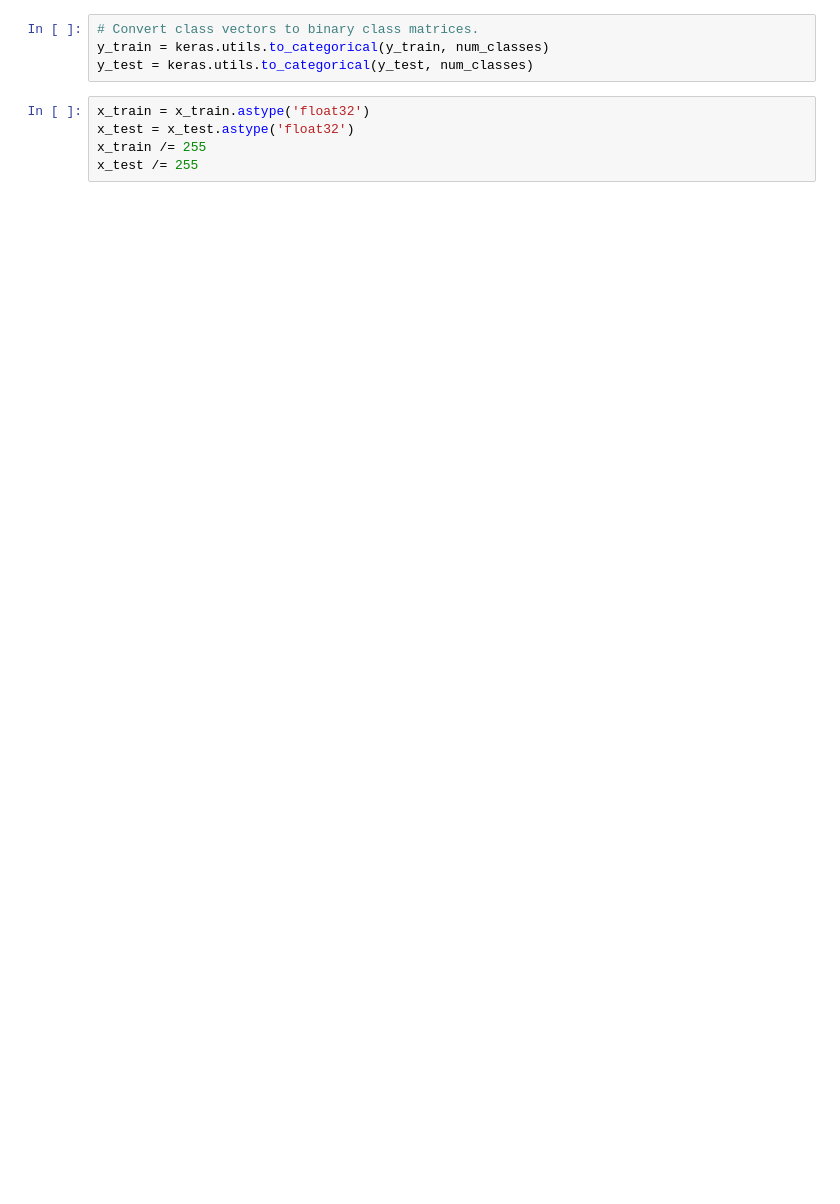
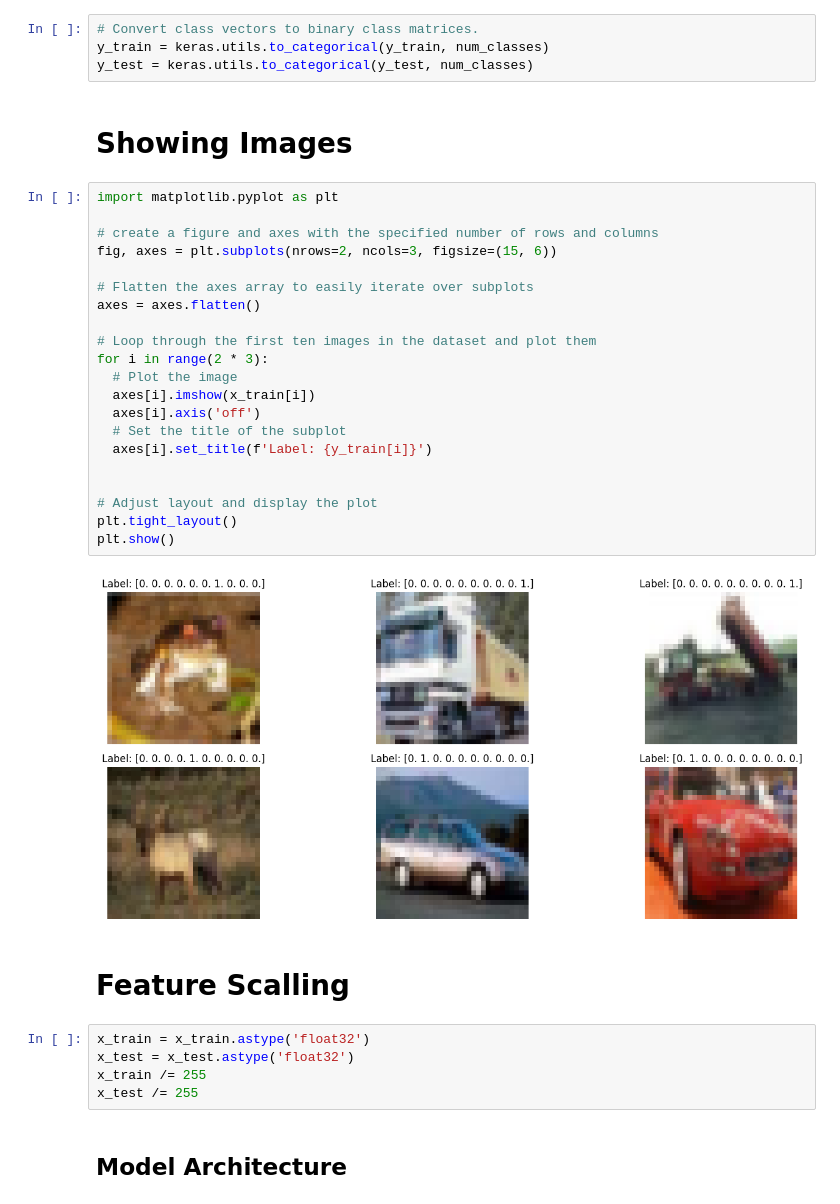
Before and after one commit to Saifullah785/deep-learning-projects, a Jupyter notebook: Project_09_Image_Classification_Using_CIFAR-10_Dataset/Project_09_Image_Classification_Using_CIFAR_10_Dataset.ipynb, the cells around one changed output. Cells and saved outputs as stored; diff of their text form; blank space fills up the shorter version.

```diff
--- a/Project_09_Image_Classification_Using_CIFAR-10_Dataset/Project_09_Image_Classification_Using_CIFAR_10_Dataset.ipynb
+++ b/Project_09_Image_Classification_Using_CIFAR-10_Dataset/Project_09_Image_Classification_Using_CIFAR_10_Dataset.ipynb
@@ -40,8 +40,37 @@ x_train shape: (50000, 32, 32, 3)
 # Convert class vectors to binary class matrices.
 y_train = keras.utils.to_categorical(y_train, num_classes)
 y_test = keras.utils.to_categorical(y_test, num_classes)
+# %% [markdown]
+# Showing Images
+# %%
+import matplotlib.pyplot as plt
+
+# create a figure and axes with the specified number of rows and columns
+fig, axes = plt.subplots(nrows=2, ncols=3, figsize=(15, 6))
+
+# Flatten the axes array to easily iterate over subplots
+axes = axes.flatten()
+
+# Loop through the first ten images in the dataset and plot them
+for i in range(2 * 3):
+  # Plot the image
+  axes[i].imshow(x_train[i])
+  axes[i].axis('off')
+  # Set the title of the subplot
+  axes[i].set_title(f'Label: {y_train[i]}')
+
+
+# Adjust layout and display the plot
+plt.tight_layout()
+plt.show()
+# %% [output]
+[figure, added]
+# %% [markdown]
+# Feature Scalling
 # %%
 x_train = x_train.astype('float32')
 x_test = x_test.astype('float32')
 x_train /= 255
 x_test /= 255
+# %% [markdown]
+## Model Architecture
```
Also changed, not shown: parts of 2 cells of this notebook.
